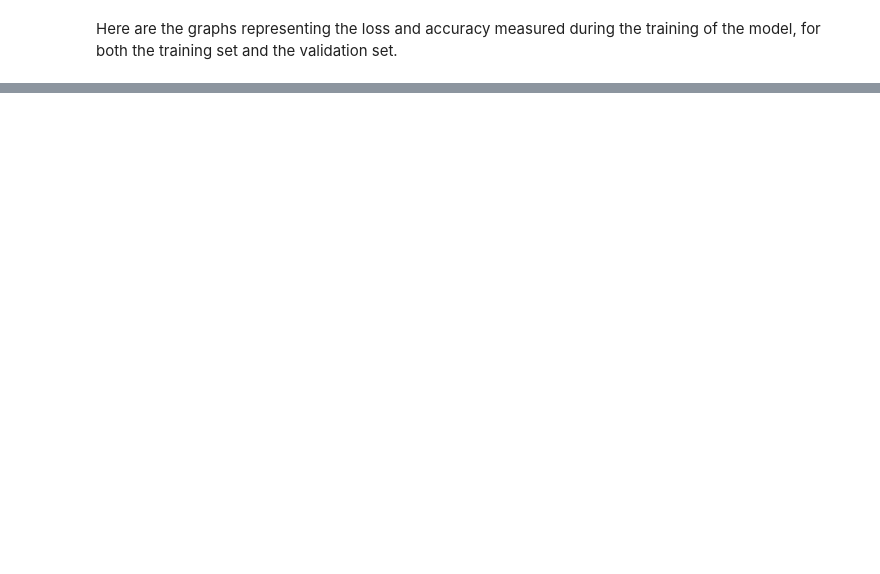
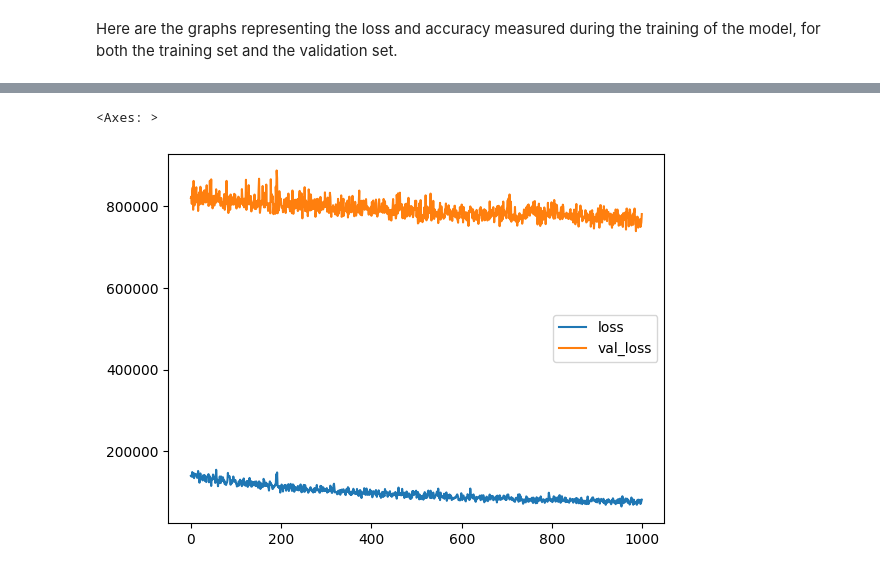
Before and after one commit to guillaumelalire/Acoustic-IA-Data-Hack-2024, a Jupyter notebook: acoustic.ipynb, the cells around one changed output, grey strips where cells are left out. Saved outputs shown, nothing was run; the diff lists cells and outputs as text; code cells hidden in the pictures; blank space fills up the shorter version.

```diff
--- a/acoustic.ipynb
+++ b/acoustic.ipynb
@@ -291,0 +310,2 @@ mean distance: 128.8 cm
+# %%
+trainX, testX, trainY, testY = train_test_split(outputs, localizations, random_state=seed, test_size=test_size)
@@ -291,0 +314,14 @@ mean distance: 128.8 cm
+# %%
+model = Sequential([
+    layers.Flatten(input_shape=(4, 1, 128)),
+    layers.Dense(256, use_bias=True, activation="relu"),
+    layers.Dropout(0.2),
+    layers.Dense(256, use_bias=True, activation="relu"),
+    layers.Dropout(0.2),
+    layers.Dense(2, use_bias=True, activation="linear")
+])
+
+opt = optimizers.Adam(learning_rate=0.001)
+model.compile(loss='mean_squared_error', metrics = ['accuracy'], optimizer=opt)
+
+model.summary()
@@ -291,0 +348,7 @@ mean distance: 128.8 cm
+# %%
+history = model.fit(
+    trainX, trainY,
+    batch_size=32,
+    validation_data=(testX, testY),
+    epochs=1000,
+)
@@ -291,0 +373,7 @@ mean distance: 128.8 cm
+# %%
+history_df = pd.DataFrame(history.history)
+# %%
+history_df.loc[:, ['loss', 'val_loss']].plot()
+# %% [output]
+<Axes: >
+[figure, added]
```
Also changed, not shown: parts of 14 cells of this notebook.
